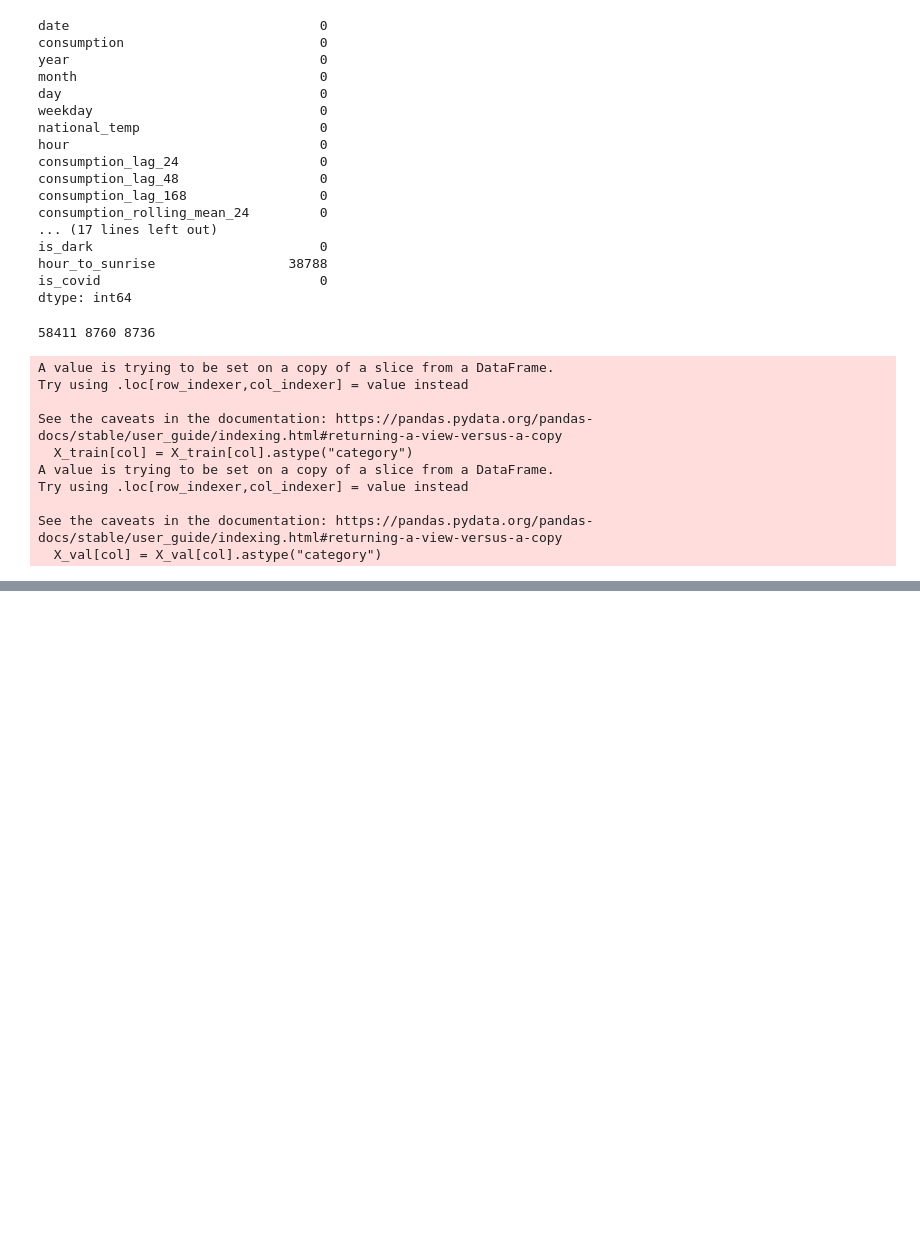
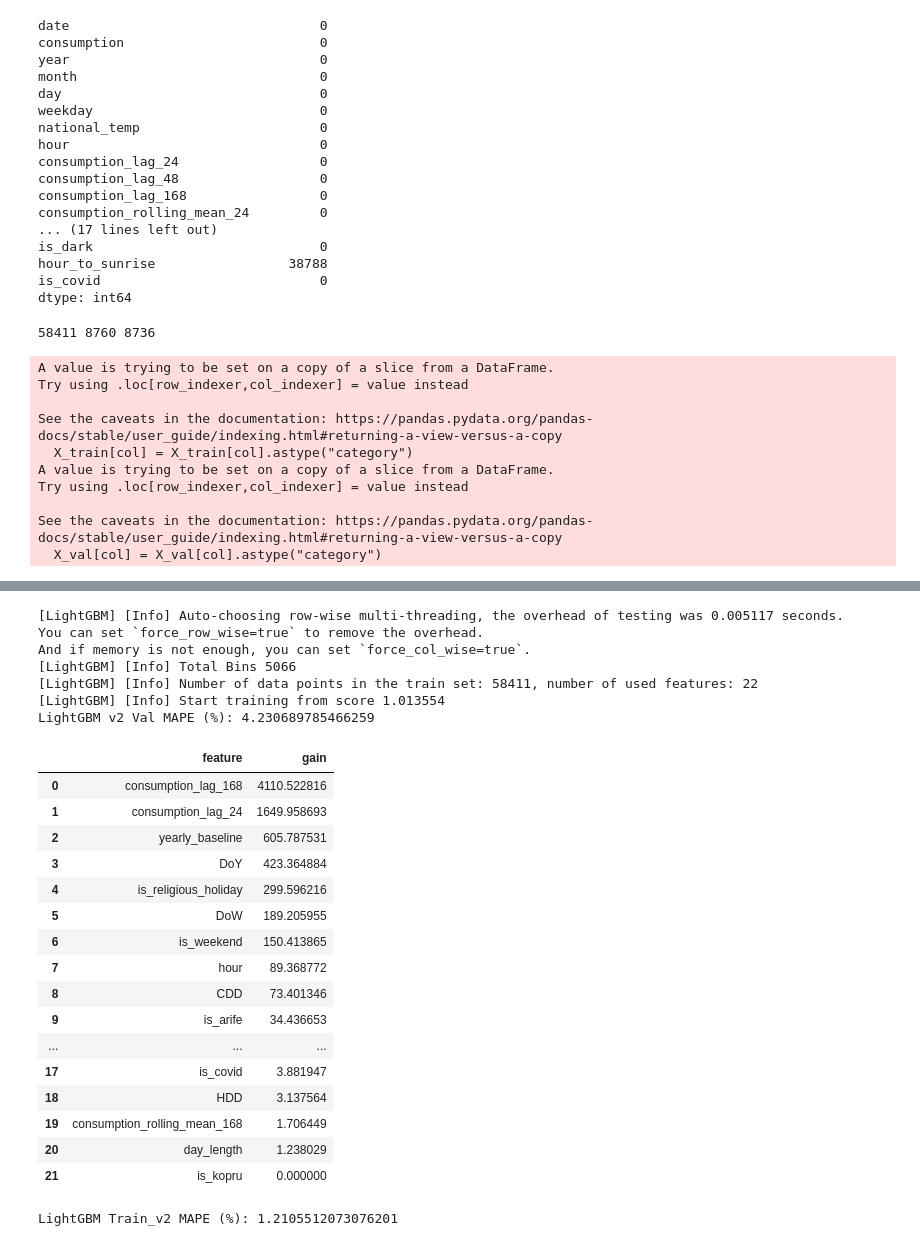
Before and after one commit to horricans/electricity-consumption-forecast, a Jupyter notebook: notebooks/07_LightGBM.ipynb, the cells around one changed output, grey strips where cells are left out. Drawn from its saved outputs; the diff is of its cells as text; code cells hidden in the pictures; blank space fills up the shorter version.

```diff
--- a/notebooks/07_LightGBM.ipynb
+++ b/notebooks/07_LightGBM.ipynb
@@ -178,5 +199,66 @@ Wednesday    3.685677
 Name: abs_pct_error, dtype: float64
 # %%
+##############--------- Model Version 2 ---------##############
 # Drop some features based on importance gain, redundancy and relevancy
 
-drop_features = ["month", "year", ]
+drop_features = ["month", "year", "is_dark", "temp_lag_48", "consumption_rolling_mean_24"]
+
+feature_cols_v2 = [c for c in feature_cols if c not in drop_features]
+categorical_cols_v2 = [c for c in categorical_cols if c not in drop_features]
+
+X_train_v2 = X_train[feature_cols_v2]
+X_val_v2 = X_val[feature_cols_v2]
+
+model_v2 = LGBMRegressor(
+    objective= "regression",
+    random_state= 42,
+    importance_type= "gain",
+    max_bin = 400
+)
+
+model_v2.fit(X_train_v2, y_train, categorical_feature=categorical_cols_v2)
+
+predicted_ratio_v2 = model_v2.predict(X_val_v2)
+predicted_consumption_v2 = predicted_ratio_v2*val["yearly_baseline"]
+
+
+MAPE_v2 = ((val["consumption"] - predicted_consumption_v2).abs() / val["consumption"]).mean() * 100
+print("LightGBM v2 Val MAPE (%):", MAPE_v2)
+
+importance_gain_v2 = pd.Series(model_v2.feature_importances_, index=feature_cols_v2).sort_values(ascending=False)
+importance_df = importance_gain_v2.reset_index()
+importance_df.columns = ["feature", "gain"]
+importance_df
+# %% [output]
+[LightGBM] [Info] Auto-choosing row-wise multi-threading, the overhead of testing was 0.005117 seconds.
+You can set `force_row_wise=true` to remove the overhead.
+And if memory is not enough, you can set `force_col_wise=true`.
+[LightGBM] [Info] Total Bins 5066
+[LightGBM] [Info] Number of data points in the train set: 58411, number of used features: 22
+[LightGBM] [Info] Start training from score 1.013554
+LightGBM v2 Val MAPE (%): 4.230689785466259
+|  | feature | gain |
+| 0 | consumption_lag_168 | 4110.522816 |
+| 1 | consumption_lag_24 | 1649.958693 |
+| 2 | yearly_baseline | 605.787531 |
+| 3 | DoY | 423.364884 |
+| 4 | is_religious_holiday | 299.596216 |
+| 5 | DoW | 189.205955 |
+| 6 | is_weekend | 150.413865 |
+| 7 | hour | 89.368772 |
+| 8 | CDD | 73.401346 |
+| 9 | is_arife | 34.436653 |
+| ... | ... | ... |
+| 17 | is_covid | 3.881947 |
+| 18 | HDD | 3.137564 |
+| 19 | consumption_rolling_mean_168 | 1.706449 |
+| 20 | day_length | 1.238029 |
+| 21 | is_kopru | 0.000000 |
+# %%
+predicted_ratio_train_v2 = model_v2.predict(X_train_v2)
+predicted_consumption_train_v2= predicted_ratio_train_v2 * train["yearly_baseline"]
+
+MAPE_train = ((train["consumption"] - predicted_consumption_train_v2).abs() / train["consumption"]).mean() * 100
+print("LightGBM Train_v2 MAPE (%):", MAPE_train)
+# %% [output]
+LightGBM Train_v2 MAPE (%): 1.2105512073076201
```
Also changed, not shown: parts of 9 cells of this notebook.
